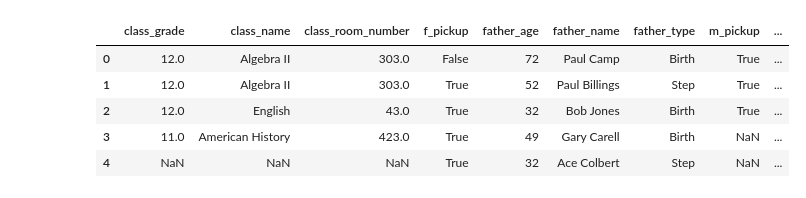
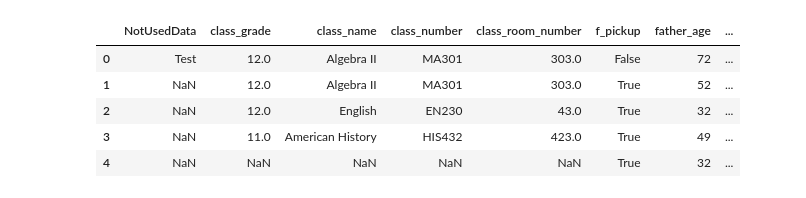
Before and after one commit to usmcamp0811/SevenBridges, a Jupyter notebook: SevenBridges/SevenBridgesPlayground.ipynb, the cells around one changed output. Cells and saved outputs as stored; diff of their text form; code cells hidden in the pictures.

Commit message:
added stuff to the Node class to allow it to hold everything that was in my data_model list of dictionaries.. idea is we will be able to replace the list of dictionaries with a list of Node objects

```diff
--- a/SevenBridges/SevenBridgesPlayground.ipynb
+++ b/SevenBridges/SevenBridgesPlayground.ipynb
@@ -5,19 +5,20 @@ import pandas as pd
 data_model = [
     dict(
         label=["Person", "Student"],
-        data_fields=["student_name", "studen_dob", "student_grade", "student_gpa"],
-        property_fields=["name", "dob", "grade", "class_grade"],
+        data_fields=["student_id", "student_name", "studen_dob", "student_grade", "student_gpa"],
+        property_fields=["id", "name", "dob", "grade", "class_grade"],
         relationships=[
             ("Person:Student", "_IS_MEMBER_OF_", "Class"),
             ("Person:Student", "_ATTENDS_", "School")
         ],
-        node_key=["name", "dob"],
-        required_properties=[]
+        key=["id"],
+        required_properties=["id", "name", "dob", "grade"],
+        unique_properties=["id"]
     ),
     dict(
         label=["Person", "Teacher"],
-        data_fields=["teacher_name", "teacher_degree", "teacher_employment_date"],
-        property_fields=["name", "degree", "employment_date"],
+        data_fields=["teacher_id", "teacher_name", "teacher_degree", "teacher_employment_date"],
+        property_fields=["id", "name", "degree", "employment_date"],
         relationships=[
             ("Person:Teacher", "_TEACHES_", "Class",
                 dict(
@@ -26,13 +27,14 @@ data_model = [
                 )),
             ("Person:Teacher", "_TEACHES_", "Person:Student")
         ],
-        node_key=[],
-        required_properties=[]
+        key=["id"],
+        required_properties=["id", "name"],
+        unique_properties=["id"]
     ),
     dict(
         label=["Class"],
-        data_fields=["class_name", "class_grade"],
-        property_fields=["subject", "grade"],
+        data_fields=["class_number", "class_name", "class_grade"],
+        property_fields=["number", "subject", "grade"],
         relationships=[
             (
                 "Class", "_IS_AT_", "School",
@@ -42,8 +44,9 @@ data_model = [
                 )
             )
         ],
-        node_key=[],
-        required_properties=[]
+        key=[],
+        required_properties=["number", "subject", "grade"],
+        unique_properties=[]
     ),
     dict(
         label=["Person", "Parent", "Father"],
@@ -56,8 +59,9 @@ data_model = [
                     property_fields=["parent_type", "pickup"]
                 ))
         ],
-        node_key=[],
-        required_properties=[]
+        key=[],
+        required_properties=["name"],
+        unique_properties=[]
     ),
     dict(
         label=["Person", "Parent", "Mother"],
@@ -70,7 +74,9 @@ data_model = [
                     property_fields=["parent_type", "pickup"]
                 ))
         ],
-        node_key=[]
+        key=[],
+        required_properties=["name"],
+        unique_properties=[]
     ),
     dict(
         label=["School"],
@@ -78,16 +84,17 @@ data_model = [
         property_fields=["name", "address"],
         relationships=[
         ],
-        node_key=[],
-        required_properties=[]
+        key=["name", "address"],
+        required_properties=["name", "address"],
+        unique_properties=["name", "address"]
     )
 ]
 
 school_data = pd.DataFrame([
     {
-        "student_name": "Matt Camp", "studen_dob": "12/01/2001", "student_grade": 12, "student_gpa": 3.8,
-        "teacher_name": "Kathy Fisher", "teacher_degree": "Math", "teacher_employment_date": "08/01/1998",
-        "class_name": "Algebra II", "class_grade": 12,
+        "student_id": "1234", "student_name": "Matt Camp", "studen_dob": "12/01/2001", "student_grade": 12, "student_gpa": 3.8,
+        "teacher_id": "t234f", "teacher_name": "Kathy Fisher", "teacher_degree": "Math", "teacher_employment_date": "08/01/1998",
+        "class_number": "MA301", "class_name": "Algebra II", "class_grade": 12,
         "father_name": "Paul Camp", "father_age": 72,
         "mother_name": "Helen Camp", "mother_age": 49,
         "school_name": "Notre Dame High School", "school_address": "1234 Harvard Way, Chattanooga TN 35761",
@@ -95,54 +102,54 @@ school_data = pd.DataFrame([
         "years_teaching": 15,
         "father_type": "Birth", "f_pickup": False,
         "mother_type": "Birth", "m_pickup": True,
-        "zZNotUsedData": "Test"
+        "NotUsedData": "Test"
     },
     {
-        "student_name": "Matt Billings", "studen_dob": "2/01/2001", "student_grade": 12, "student_gpa": 3.7,
-        "teacher_name": "Kathy Fisher", "teacher_degree": "Math", "teacher_employment_date": "08/01/1998",
-        "class_name": "Algebra II", "class_grade": 12,
+        "student_id": "1233434", "student_name": "Matt Billings", "studen_dob": "2/01/2001", "student_grade": 12, "student_gpa": 3.7,
+        "teacher_id": "t234f", "teacher_name": "Kathy Fisher", "teacher_degree": "Math", "teacher_employment_date": "08/01/1998",
+        "class_number": "MA301", "class_name": "Algebra II", "class_grade": 12,
         "father_name": "Paul Billings", "father_age": 52,
         "mother_name": "Helen Billings", "mother_age": 43,
         "school_name": "Notre Dame High School", "school_address": "1234 Harvard Way, Chattanooga TN 35761",
         "class_room_number": 303,
         "years_teaching": 15,
         "father_type": "Step", "f_pickup": True,
         "mother_type": "Birth", "m_pickup": True
     },
     {
-        "student_name": "Jesse Jones", "studen_dob": "12/01/2004", "student_grade": 9, "student_gpa": 3.2,
-        "teacher_name": "Marie Daily", "teacher_degree": "English", "teacher_employment_date": "08/01/1999",
-        "class_name": "English", "class_grade": 12,
+        "student_id": "12534", "student_name": "Jesse Jones", "studen_dob": "12/01/2004", "student_grade": 9, "student_gpa": 3.2,
+        "teacher_id": "t232323234f", "teacher_name": "Marie Daily", "teacher_degree": "English", "teacher_employment_date": "08/01/1999",
+        "class_number": "EN230", "class_name": "English", "class_grade": 12,
         "father_name": "Bob Jones", "father_age": 32,
         "mother_name": "Mary Jones", "mother_age": 39,
         "school_name": "Sudden Valley High School", "school_address": "1234 Jones Road, Nashville TN 35761",
         "class_room_number": 43,
         "years_teaching": 3,
         "father_type": "Birth", "f_pickup": True,
         "mother_type": "Birth", "m_pickup": True
     },
     {
-        "student_name": "Billy Jones", "studen_dob": "12/01/2003", "student_grade": 9, "student_gpa": 2.9,
-        "teacher_name": "Kathy Freeley", "teacher_degree": "History", "teacher_employment_date": "08/01/1988",
-        "class_name": "American History", "class_grade": 11,
+        "student_id": "12324", "student_name": "Billy Jones", "studen_dob": "12/01/2003", "student_grade": 9, "student_gpa": 2.9,
+        "teacher_id": "twsv234f", "teacher_name": "Kathy Freeley", "teacher_degree": "History", "teacher_employment_date": "08/01/1988",
+        "class_number": "HIS432","class_name": "American History", "class_grade": 11,
         "father_name": "Gary Carell", "father_age": 49,
         "school_name": "Sudden Valley High School", "school_address": "1234 Jones Road, Nashville TN 35761",
         "class_room_number": 423,
         "years_teaching": 1,
         "father_type": "Birth", "f_pickup": True
     },
     {
-        "student_name": "Billy Jones", "studen_dob": "12/01/2003", "student_grade": 9, "student_gpa": 2.9,
+        "student_id": "12324", "student_name": "Billy Jones", "studen_dob": "12/01/2003", "student_grade": 9, "student_gpa": 2.9,
         "father_name": "Ace Colbert", "father_age": 32,
         "father_type": "Step", "f_pickup": True
     }
 
 ])
 school_data
 # %% [output]
-|  | class_grade | class_name | class_room_number | f_pickup | father_age | father_name | father_type | m_pickup | ... |
-| 0 | 12.0 | Algebra II | 303.0 | False | 72 | Paul Camp | Birth | True | ... |
-| 1 | 12.0 | Algebra II | 303.0 | True | 52 | Paul Billings | Step | True | ... |
-| 2 | 12.0 | English | 43.0 | True | 32 | Bob Jones | Birth | True | ... |
-| 3 | 11.0 | American History | 423.0 | True | 49 | Gary Carell | Birth | NaN | ... |
-| 4 | NaN | NaN | NaN | True | 32 | Ace Colbert | Step | NaN | ... |
+|  | NotUsedData | class_grade | class_name | class_number | class_room_number | f_pickup | father_age | ... |
+| 0 | Test | 12.0 | Algebra II | MA301 | 303.0 | False | 72 | ... |
+| 1 | NaN | 12.0 | Algebra II | MA301 | 303.0 | True | 52 | ... |
+| 2 | NaN | 12.0 | English | EN230 | 43.0 | True | 32 | ... |
+| 3 | NaN | 11.0 | American History | HIS432 | 423.0 | True | 49 | ... |
+| 4 | NaN | NaN | NaN | NaN | NaN | True | 32 | ... |
```
Also changed, not shown: parts of 9 cells of this notebook, 1 other file.
